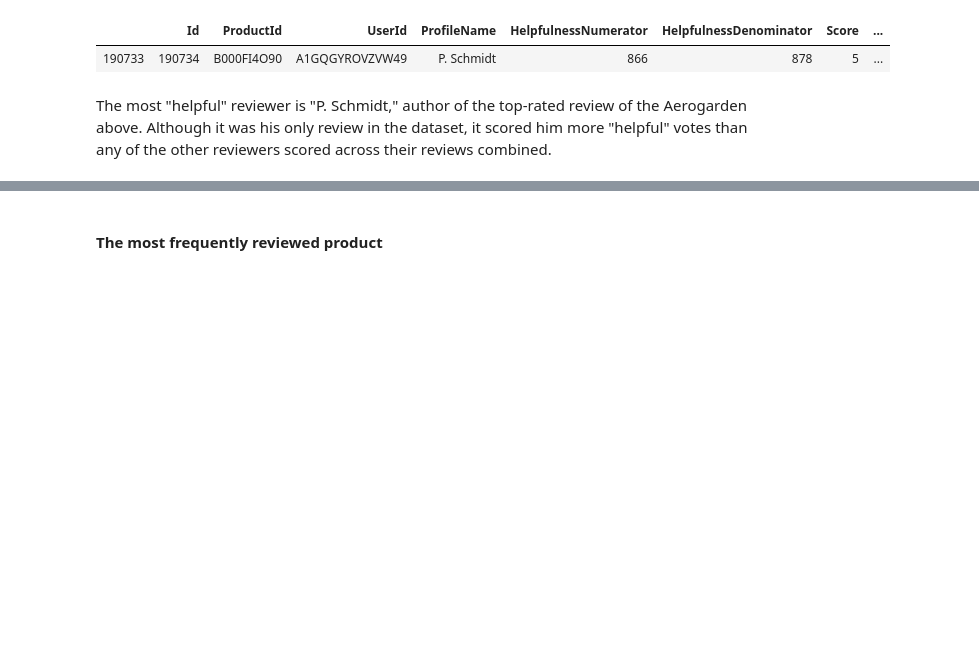
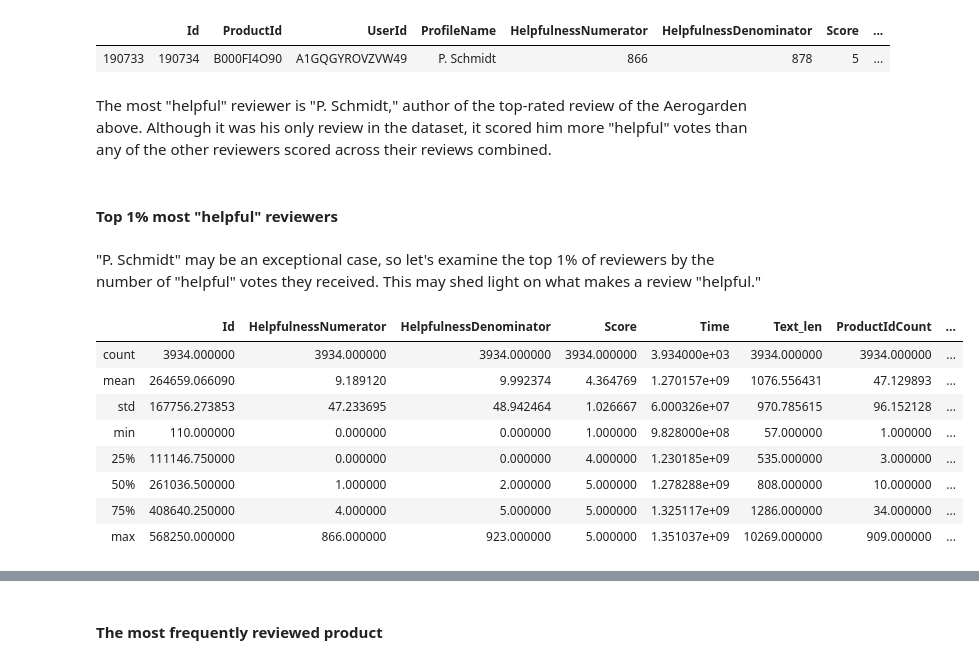
Before and after one commit to jrkreiger/helpful-reviews, a Jupyter notebook: project_notes.ipynb, the cells around one changed output, grey strips where cells are left out. Drawn from its saved outputs; the diff is of its cells as text; code cells hidden in the pictures; blank space fills up the shorter version.

```diff
--- a/project_notes.ipynb
+++ b/project_notes.ipynb
@@ -602,3 +602,24 @@ data[data.UserHelpVotes == max(data.UserHelpVotes)]
 | 190733 | 190734 | B000FI4O90 | A1GQGYROVZVW49 | P. Schmidt | 866 | 878 | 5 | ... |
 # %% [markdown]
 The most "helpful" reviewer is "P. Schmidt," author of the top-rated review of the Aerogarden above. Although it was his only review in the dataset, it scored him more "helpful" votes than any of the other reviewers scored across their reviews combined.
+# %% [markdown]
+#### Top 1% most "helpful" reviewers
+# %% [markdown]
+"P. Schmidt" may be an exceptional case, so let's examine the top 1% of reviewers by the number of "helpful" votes they received. This may shed light on what makes a review "helpful."
+# %%
+data['TopHelpfulReviewer'] = (np.where(data.UserHelpVotes
+                                       > np.quantile(data.UserHelpVotes, 0.99),
+                                       1, 0))
+
+top_reviewers = data[data.TopHelpfulReviewer == 1]
+top_reviewers.describe()
+# %% [output]
+|  | Id | HelpfulnessNumerator | HelpfulnessDenominator | Score | Time | Text_len | ProductIdCount | ... |
+| count | 3934.000000 | 3934.000000 | 3934.000000 | 3934.000000 | 3.934000e+03 | 3934.000000 | 3934.000000 | ... |
+| mean | 264659.066090 | 9.189120 | 9.992374 | 4.364769 | 1.270157e+09 | 1076.556431 | 47.129893 | ... |
+| std | 167756.273853 | 47.233695 | 48.942464 | 1.026667 | 6.000326e+07 | 970.785615 | 96.152128 | ... |
+| min | 110.000000 | 0.000000 | 0.000000 | 1.000000 | 9.828000e+08 | 57.000000 | 1.000000 | ... |
+| 25% | 111146.750000 | 0.000000 | 0.000000 | 4.000000 | 1.230185e+09 | 535.000000 | 3.000000 | ... |
+| 50% | 261036.500000 | 1.000000 | 2.000000 | 5.000000 | 1.278288e+09 | 808.000000 | 10.000000 | ... |
+| 75% | 408640.250000 | 4.000000 | 5.000000 | 5.000000 | 1.325117e+09 | 1286.000000 | 34.000000 | ... |
+| max | 568250.000000 | 866.000000 | 923.000000 | 5.000000 | 1.351037e+09 | 10269.000000 | 909.000000 | ... |
```
Also changed, not shown: parts of 30 cells of this notebook.
